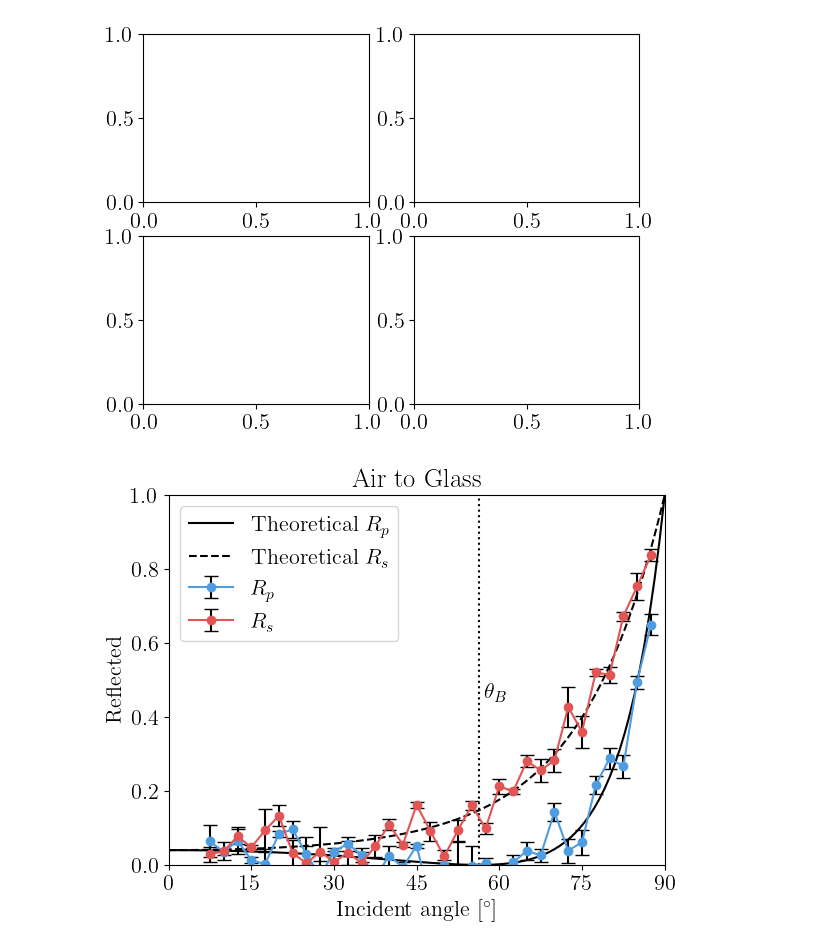
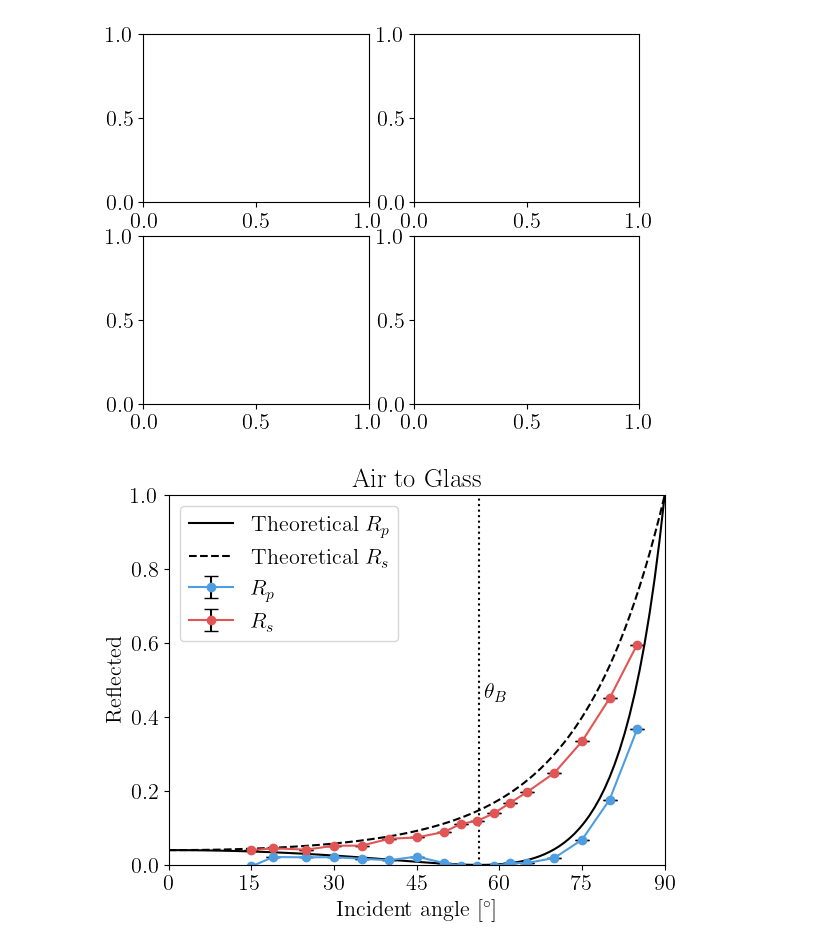
Before and after one commit to AsMoeBoe/eksperimentel-fysik, a Jupyter notebook: FresnelRelationsDay2.ipynb, the cells around one changed output. Saved outputs shown, nothing was run; the diff lists cells and outputs as text; code cells hidden in the pictures.

Commit message:
More data and some unit conversions

```diff
--- a/FresnelRelationsDay2.ipynb
+++ b/FresnelRelationsDay2.ipynb
@@ -32,10 +32,15 @@ def theoretical_critical_angle(n_2):
     return np.asin(1 / n_2)
 # %%
 class Measurement:
-    def __init__(self, data_file_name: str, reflection: bool, air_to_glass: bool,
-                 total_intensity_before_p_s: tuple[float, float], total_intensity_before_uncertainty_p_s: tuple[float, float],
-                 total_intensity_after_p_s: tuple[float, float], total_intensity_after_uncertainty_p_s: tuple[float, float]) -> None:
-        ia, da, bgp, ubgp, bgs, ubgs, mp, ump, ms, ums = np.loadtxt(data_file_name, unpack=True)
+    def __init__(self, data_file_name: str, reflection: bool, air_to_glass: bool) -> None:
+        ia, da, bgp, ubgp, bgs, ubgs, mp, ump, ms, ums = np.loadtxt(f"data/{data_file_name}.txt", unpack=True)
+
+        tib, tibu, tia, tiau = np.loadtxt(f"data/{data_file_name}Intensities.txt", unpack=True)
+
+        tibp = ufloat(tib[0], tibu[0] / 1000000) - ufloat(tib[2], tibu[2] / 1000000) #type: ignore
+        tibs = ufloat(tib[1], tibu[1] / 1000000) - ufloat(tib[3], tibu[3] / 1000000) #type: ignore
+        tiap = ufloat(tia[0], tiau[0] / 1000000) - ufloat(tia[2], tiau[2] / 1000000) #type: ignore
+        tias = ufloat(tia[1], tiau[1] / 1000000) - ufloat(tia[3], tiau[3] / 1000000) #type: ignore
 
         self.air_to_glass = air_to_glass
         self.reflection = reflection
@@ -45,15 +50,10 @@ class Measurement:
 
         self.incident_angle = ia
         self.detector_angle = da
-        self.background_p = np.array([ufloat(bg, bgu) for bg, bgu in zip(bgp, ubgp)])
-        self.background_s = np.array([ufloat(bg, bgu) for bg, bgu in zip(bgs, ubgs)])
-        self.measured_p = np.array([ufloat(m, mu) for m, mu in zip(mp, ump)])
-        self.measured_s = np.array([ufloat(m, mu) for m, mu in zip(ms, ums)])
-
-        tibp = ufloat(total_intensity_before_p_s[0], total_intensity_before_uncertainty_p_s[0])
-        tibs = ufloat(total_intensity_before_p_s[1], total_intensity_before_uncertainty_p_s[1])
-        tiap = ufloat(total_intensity_after_p_s[0], total_intensity_after_uncertainty_p_s[0])
-        tias = ufloat(total_intensity_after_p_s[1], total_intensity_after_uncertainty_p_s[1])
+        self.background_p = np.array([ufloat(bg / 1000, bgu / 1000000) for bg, bgu in zip(bgp, ubgp)])
+        self.background_s = np.array([ufloat(bg / 1000, bgu / 1000000) for bg, bgu in zip(bgs, ubgs)])
+        self.measured_p = np.array([ufloat(m / 1000, mu / 1000000) for m, mu in zip(mp, ump)])
+        self.measured_s = np.array([ufloat(m / 1000, mu / 1000000) for m, mu in zip(ms, ums)])
 
         self.total_intensity_p = (tibp + tiap) / 2  # type: ignore
         self.total_intensity_s = (tibs + tias) / 2  # type: ignore
@@ -106,20 +106,20 @@ class Measurement:
 
         ax.legend()
 # %%
-air_to_glass_reflected_filename = "data/test_mock_air_to_glass_reflected.txt"
+air_to_glass_reflected_filename = "Data1"
 glass_to_air_reflected_filename = "data/test_mock_glass_to_air_reflected.txt"
 air_to_glass_transmitted_filename = "data/test_mock_air_to_glass_transmitted.txt"
 glass_to_air_transmitted_filename = "data/test_mock_glass_to_air_transmitted.txt"
 # %%
-measurement1 = Measurement(air_to_glass_reflected_filename, True, True, (1.76, 1.68), (0.01, 0.02), (1.76, 1.68), (0.01, 0.02))
-measurement2 = Measurement(glass_to_air_reflected_filename, True, False, (1.76, 1.68), (0.01, 0.02), (1.76, 1.68), (0.01, 0.02))
-measurement3 = Measurement(air_to_glass_transmitted_filename, False, True, (1.76, 1.68), (0.01, 0.02), (1.76, 1.68), (0.01, 0.02))
-measurement4 = Measurement(glass_to_air_transmitted_filename, False, False, (1.76, 1.68), (0.01, 0.02), (1.76, 1.68), (0.01, 0.02))
+measurement1 = Measurement(air_to_glass_reflected_filename, True, True)
+#measurement2 = Measurement(glass_to_air_reflected_filename, True, False, (1.76, 1.68), (0.01, 0.02), (1.76, 1.68), (0.01, 0.02))
+#measurement3 = Measurement(air_to_glass_transmitted_filename, False, True, (1.76, 1.68), (0.01, 0.02), (1.76, 1.68), (0.01, 0.02))
+#measurement4 = Measurement(glass_to_air_transmitted_filename, False, False, (1.76, 1.68), (0.01, 0.02), (1.76, 1.68), (0.01, 0.02))
 fig, ax = plt.subplots(2, 2)
 measurement1.plot(ax[0][0])
-measurement2.plot(ax[0][1])
-measurement3.plot(ax[1][0])
-measurement4.plot(ax[1][1])
+#measurement2.plot(ax[0][1])
+#measurement3.plot(ax[1][0])
+#measurement4.plot(ax[1][1])
 # %% [output]
 [figure]
-[figure, old version]
+[figure, new version]
```
Also changed, not shown: parts of 1 cell of this notebook, 8 other files.
